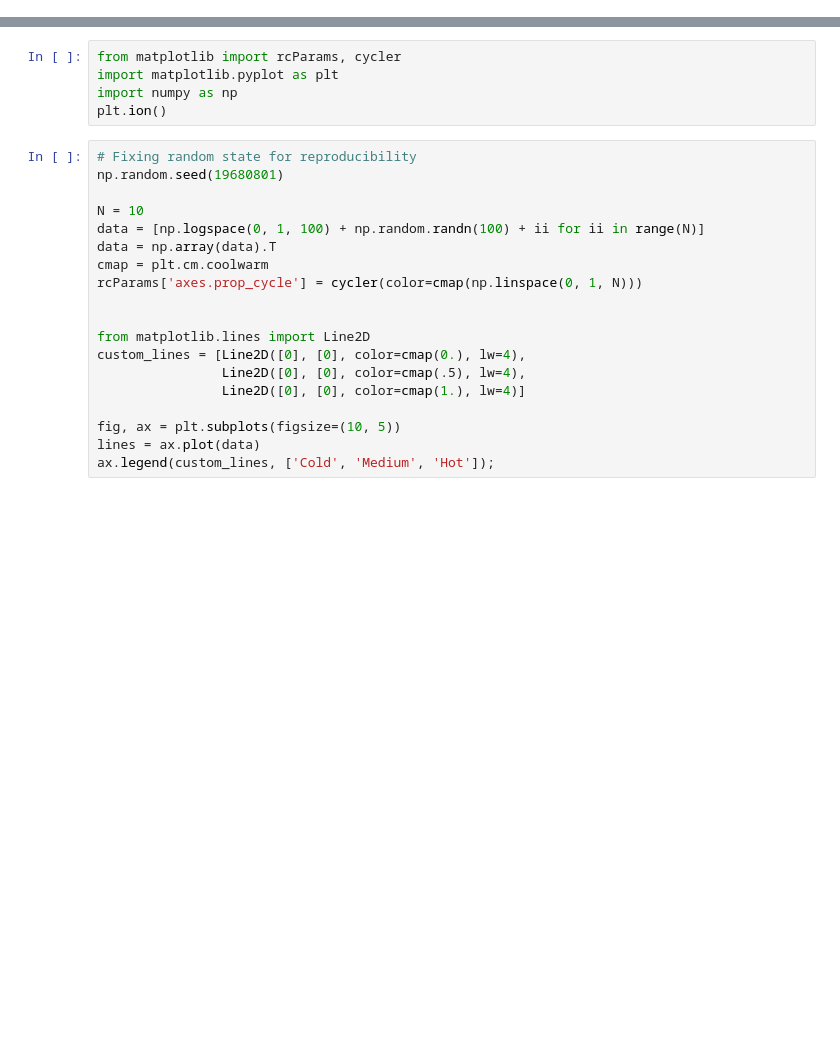
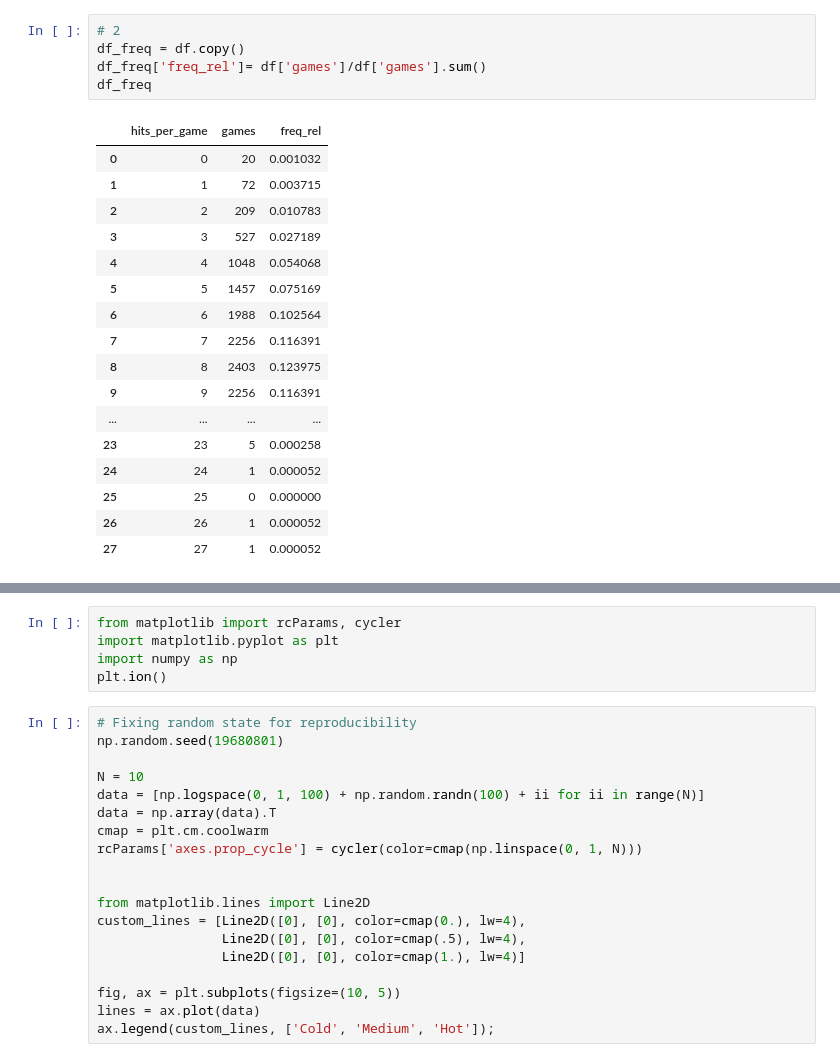
Before and after one commit to estocasticos-udem/curso-estocasticos-udem, a Jupyter notebook: _build/html/_sources/contenido/p1_ch1_s3.ipynb, the cells around one changed output, grey strips where cells are left out. Saved outputs shown, nothing was run; the diff lists cells and outputs as text; blank space fills up the shorter version.

```diff
--- a/_build/html/_sources/contenido/p1_ch1_s3.ipynb
+++ b/_build/html/_sources/contenido/p1_ch1_s3.ipynb
@@ -49,0 +88,23 @@ For example, here's some sample Matplotlib code:
+# %%
+# 2
+df_freq = df.copy()
+df_freq['freq_rel']= df['games']/df['games'].sum()
+df_freq
+# %% [output]
+|  | hits_per_game | games | freq_rel |
+| 0 | 0 | 20 | 0.001032 |
+| 1 | 1 | 72 | 0.003715 |
+| 2 | 2 | 209 | 0.010783 |
+| 3 | 3 | 527 | 0.027189 |
+| 4 | 4 | 1048 | 0.054068 |
+| 5 | 5 | 1457 | 0.075169 |
+| 6 | 6 | 1988 | 0.102564 |
+| 7 | 7 | 2256 | 0.116391 |
+| 8 | 8 | 2403 | 0.123975 |
+| 9 | 9 | 2256 | 0.116391 |
+| ... | ... | ... | ... |
+| 23 | 23 | 5 | 0.000258 |
+| 24 | 24 | 1 | 0.000052 |
+| 25 | 25 | 0 | 0.000000 |
+| 26 | 26 | 1 | 0.000052 |
+| 27 | 27 | 1 | 0.000052 |
```
Also changed, not shown: parts of 9 cells of this notebook, 12 other files.
